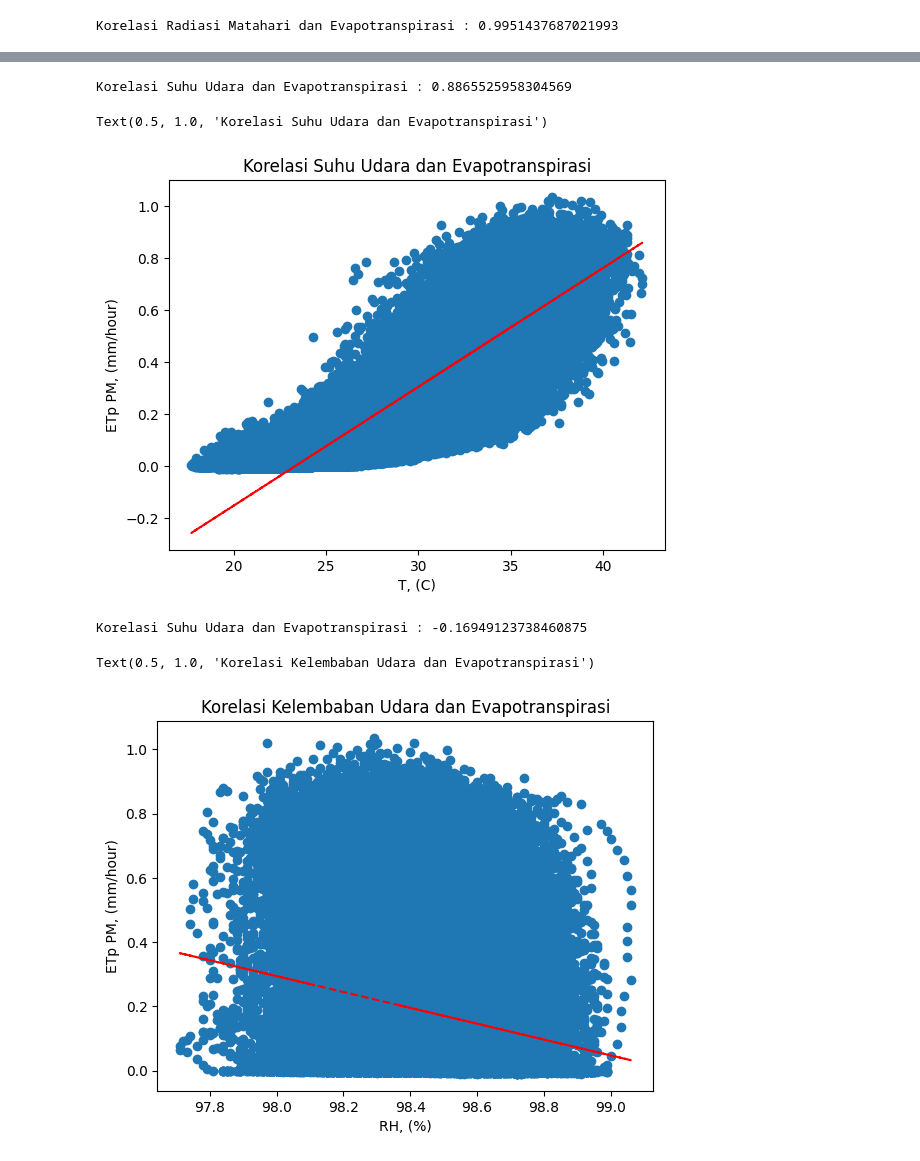
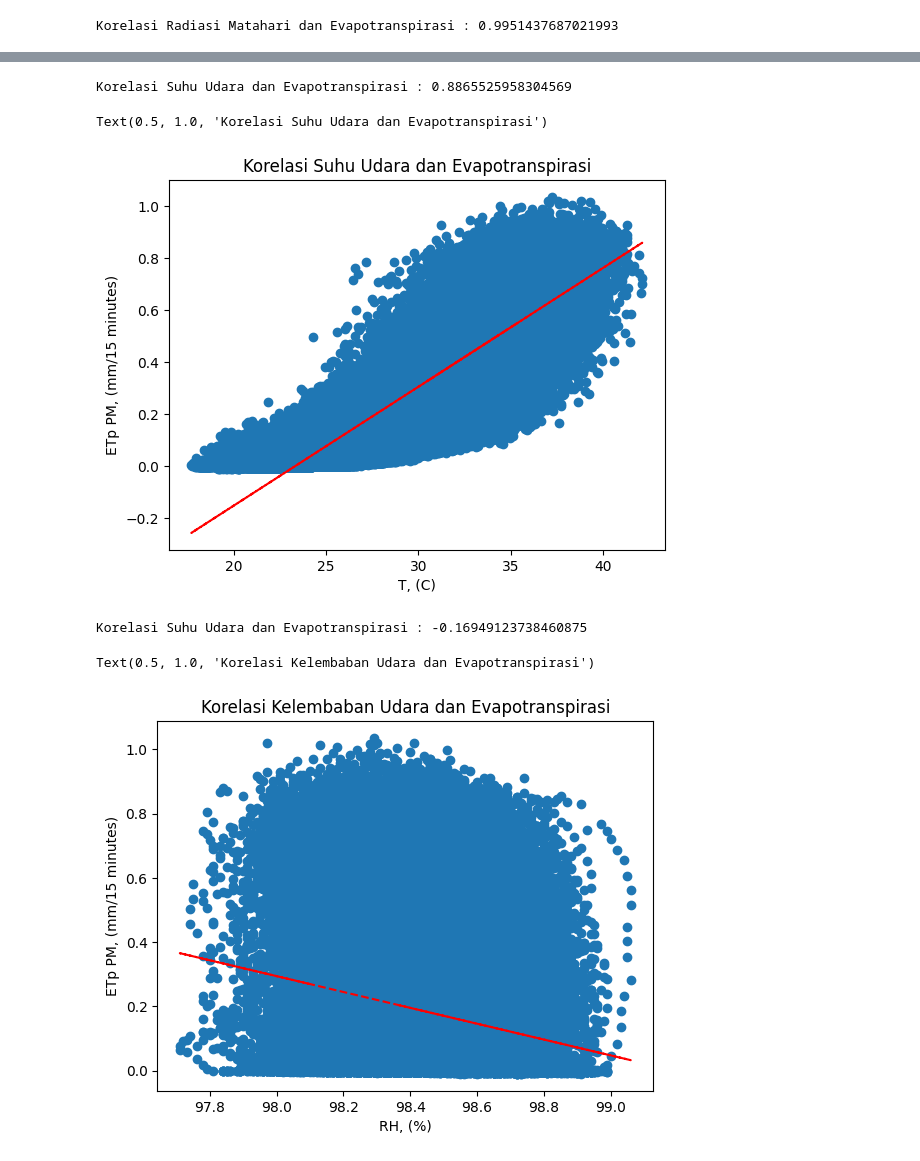
Before and after one commit to Aprilianiput21/TA_Model-ETp, a Jupyter notebook: Correlations_Nawungan.ipynb, the cells around one changed output, grey strips where cells are left out. Cells and saved outputs as stored; diff of their text form; code cells hidden in the pictures.

```diff
--- a/Correlations_Nawungan.ipynb
+++ b/Correlations_Nawungan.ipynb
@@ -84,27 +84,27 @@ plt.show()
 # %%
 #Suhu Udara (T) VS ET
 correlation_T = df['T'].corr(df['ET'])
 
 print('Korelasi Suhu Udara dan Evapotranspirasi :', correlation_T)
 
 #Scatter Plot
 plt.scatter(df['T'], df['ET'])
 
 #Menambah garis linear regresi
 x = df['T']
 y = df['ET']
 z = np.polyfit(x,y,1)
 p = np.poly1d(z)
 plt.plot(x,p(x), "r--")
 
 #Label dan Judul
 plt.xlabel('T, (C)')
-plt.ylabel('ETp PM, (mm/hour)')
+plt.ylabel('ETp PM, (mm/15 minutes)')
 plt.title('Korelasi Suhu Udara dan Evapotranspirasi')
 # %% [output]
 Korelasi Suhu Udara dan Evapotranspirasi : 0.8865525958304569
 Text(0.5, 1.0, 'Korelasi Suhu Udara dan Evapotranspirasi')
-[figure, old version]
+[figure, new version]
 # %%
 #Kelembaban Udara (RH) VS ET
 correlation_RH = df['RH'].corr(df['ET'])
@@ -123,12 +123,12 @@ plt.plot(x,p(x), "r--")
 
 #Label dan Judul
 plt.xlabel('RH, (%)')
-plt.ylabel('ETp PM, (mm/hour)')
+plt.ylabel('ETp PM, (mm/15 minutes)')
 plt.title('Korelasi Kelembaban Udara dan Evapotranspirasi')
 # %% [output]
 Korelasi Suhu Udara dan Evapotranspirasi : -0.16949123738460875
 Text(0.5, 1.0, 'Korelasi Kelembaban Udara dan Evapotranspirasi')
-[figure, old version]
+[figure, new version]
 # %%
 #Kelembaban Udara (u) VS ET
 correlation_u = df['U'].corr(df['ET'])
```
Also changed, not shown: parts of 2 cells of this notebook.
